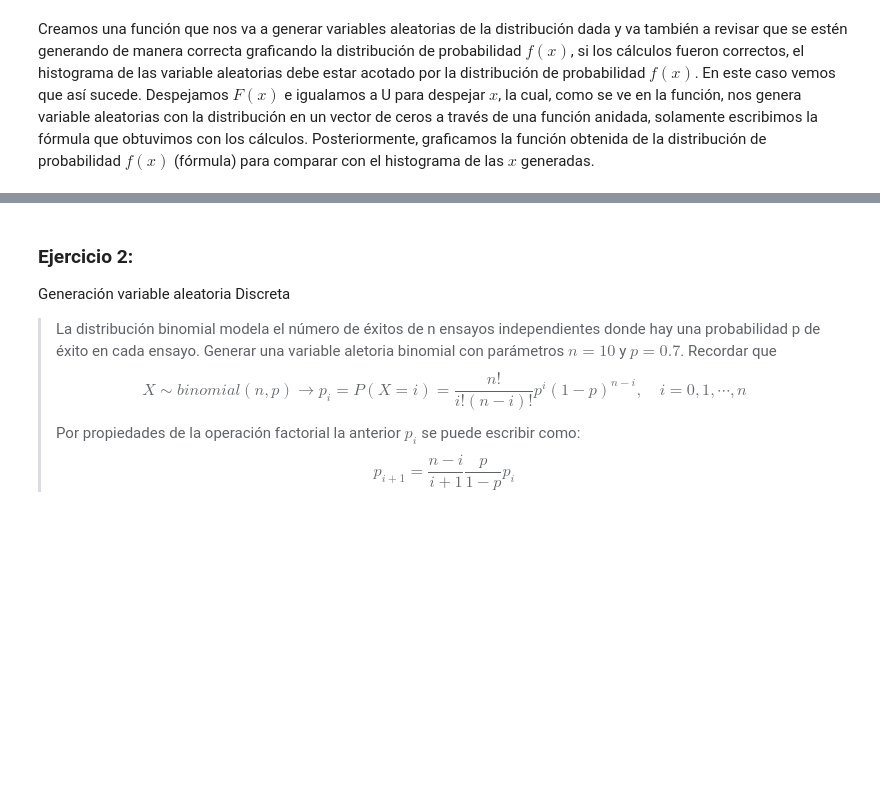
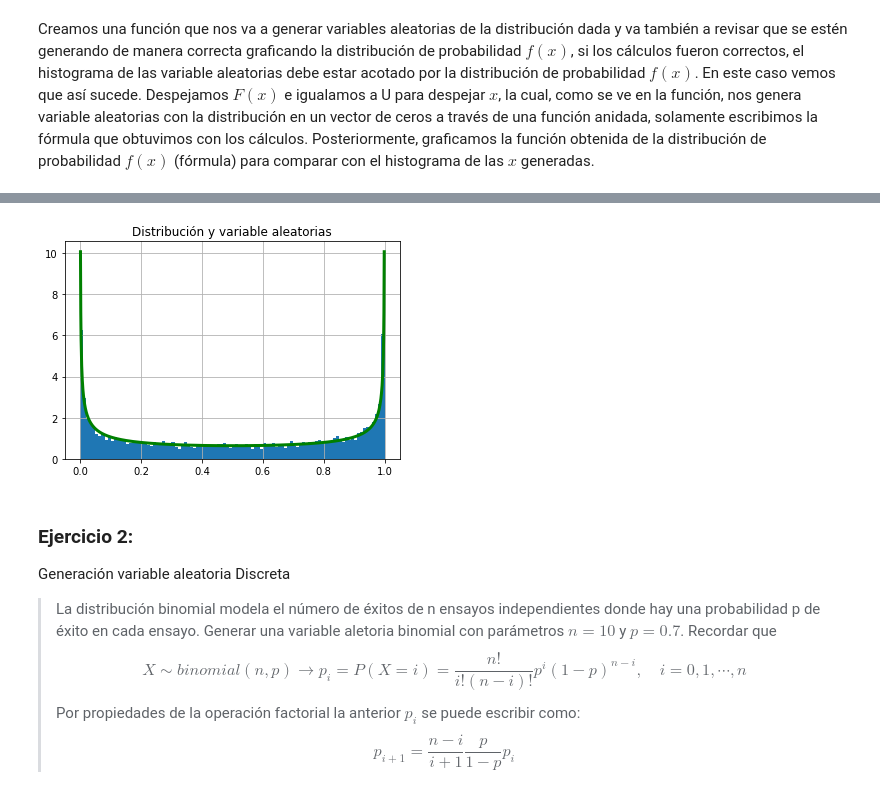
Before and after one commit to danielperhez/Tarea5_PRivera_CPerez, a Jupyter notebook: Tarea5_PRivera_CPérez.ipynb, the cells around one changed output, grey strips where cells are left out. Saved outputs shown, nothing was run; the diff lists cells and outputs as text; code cells hidden in the pictures; blank space fills up the shorter version.

```diff
--- a/Tarea5_PRivera_CPérez.ipynb
+++ b/Tarea5_PRivera_CPérez.ipynb
@@ -76,3 +102,27 @@ Creamos una función que nos va a generar variables aleatorias de la distribuci
+# %%
+def distribucion(N):
+    x = np.zeros(N)
+
+    def distribucion_browniano(i):
+        nonlocal x
+        u = np.random.random()
+        x[i] = np.sin((np.pi / 2) * u) ** 2
+
+    [distribucion_browniano(i) for i in range(N)]
+
+    intervalo = np.arange(0.001,1,0.001)
+    # Derivada
+    y = 1 / (np.pi * (intervalo ** (1/2)) * np.sqrt(1 - intervalo))
+
+    plt.hist(x, bins = 100, density = True)
+    plt.grid()
+    plt.plot(intervalo, y, color = 'green', linewidth = 3)
+    plt.title('Distribución y variable aleatorias')
+    plt.show();
+# %%
+distribucion(10000)
+# %% [output]
+[figure, added]
 # %% [markdown]
 ### Ejercicio 2:
 Generación variable aleatoria Discreta
```
Also changed, not shown: parts of 9 cells of this notebook.
